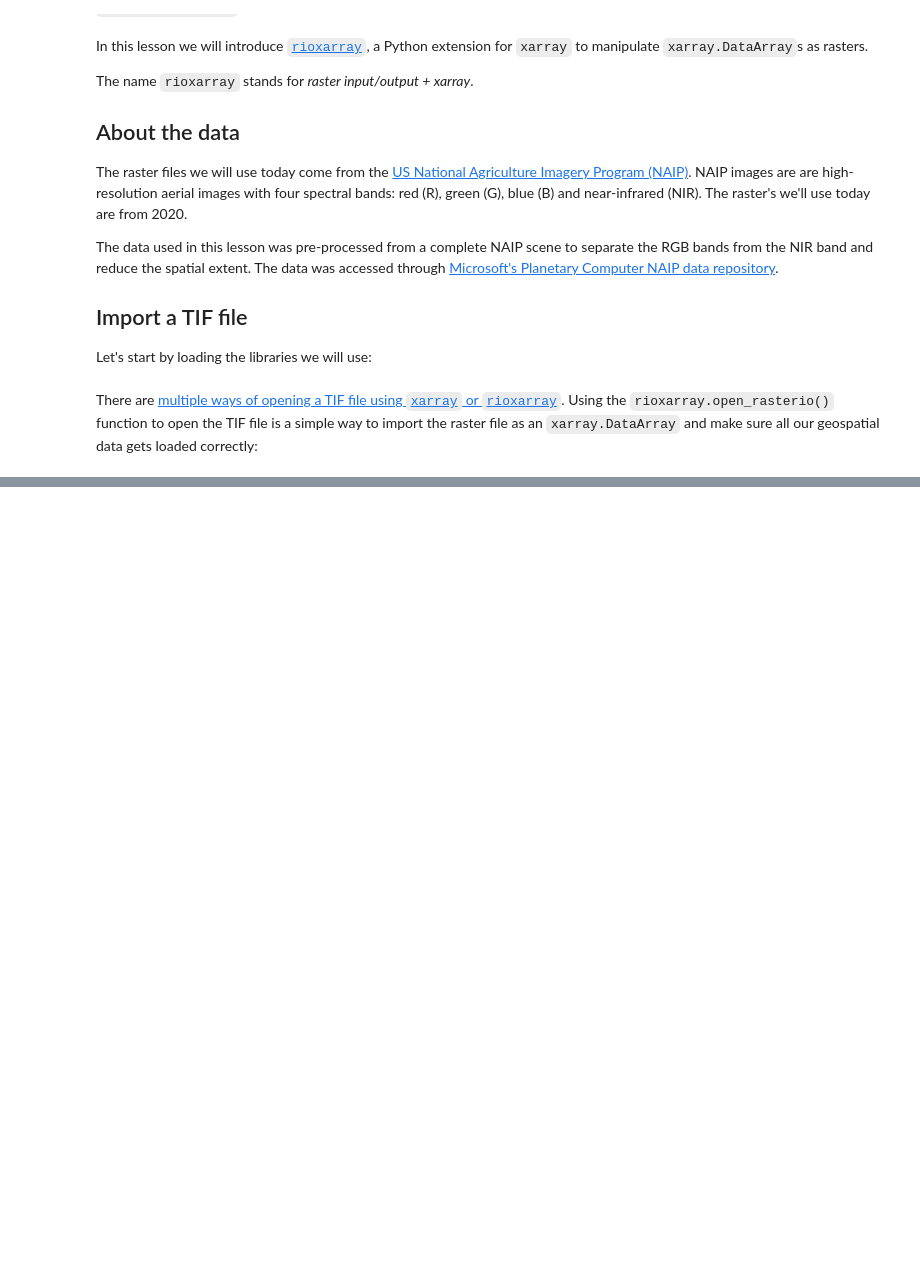
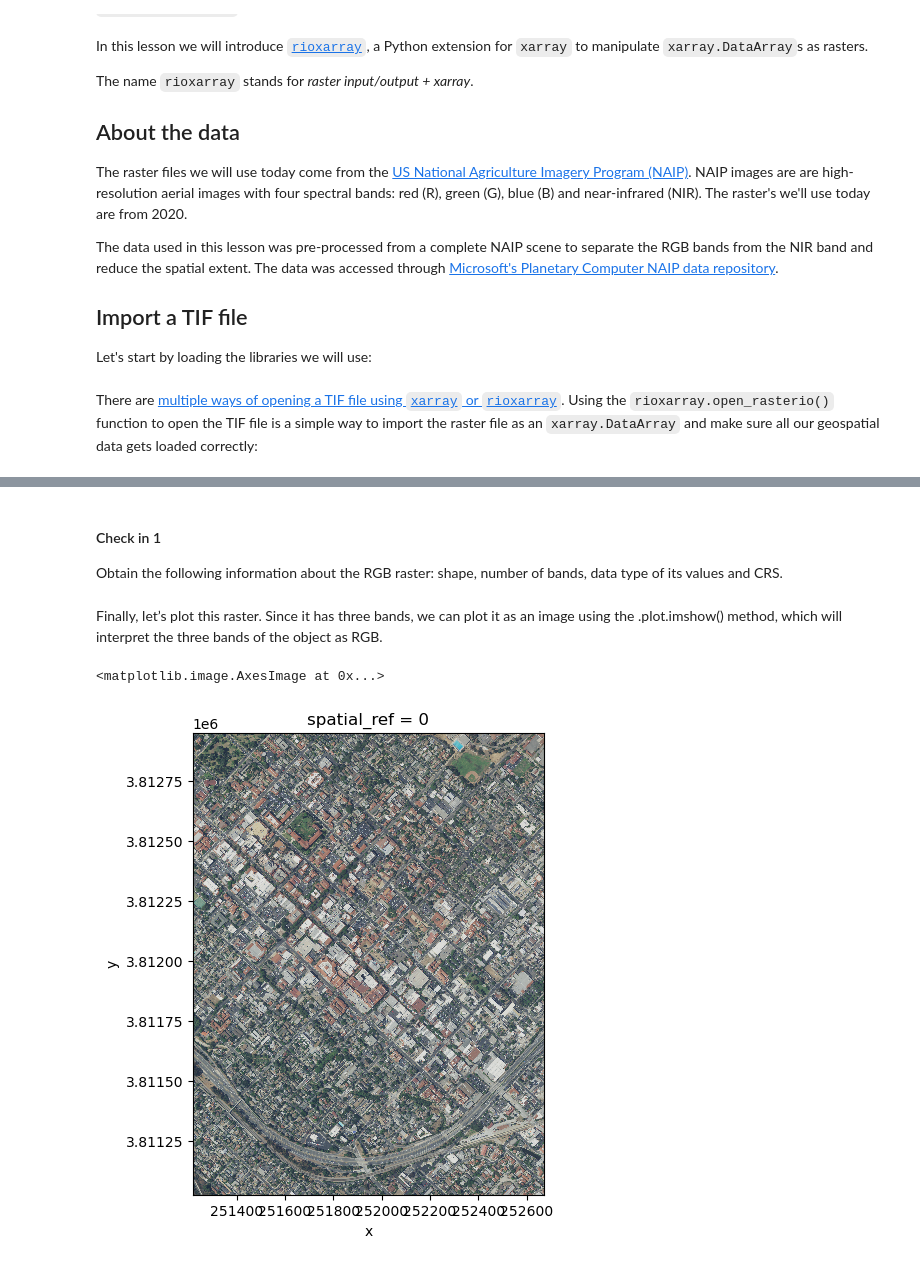
Before and after one commit to mmorenorolon/eds220-2025-in-class, a Jupyter notebook: week8-rioxarray.ipynb, the cells around one changed output, grey strips where cells are left out. Cells and saved outputs as stored; diff of their text form; code cells hidden in the pictures; blank space fills up the shorter version.

```diff
--- a/week8-rioxarray.ipynb
+++ b/week8-rioxarray.ipynb
@@ -29,0 +131,5 @@ root = os.path.join('data', 'rioxarray_lesson_data')
+# %%
+# Import RGB raster
+fp = os.path.join(root,'NAIP_SB_rgb.tif')
+rgb = rioxr.open_rasterio(fp)
+rgb
@@ -29,0 +176,15 @@ root = os.path.join('data', 'rioxarray_lesson_data')
+# %% [markdown]
+#### Check in 1
+
+Obtain the following information about the RGB raster: shape, number of bands, data type of its values and CRS.
+# %% [markdown]
+Finally, let’s plot this raster. Since it has three bands, we can plot it as an image using the .plot.imshow() method, which will interpret the three bands of the object as RGB.
+# %%
+# Plot three bands as RGB image
+rgb_aspect_ratio = rgb.rio.width / rgb.rio.height  # Raster's aspect ratio
+rgb.plot.imshow(size=6,  # Plot's height in inches
+                aspect=rgb_aspect_ratio  # Ratio of width/height
+                )
+# %% [output]
+<matplotlib.image.AxesImage at 0x...>
+[figure, added]
```
Also changed, not shown: parts of 35 cells of this notebook.
